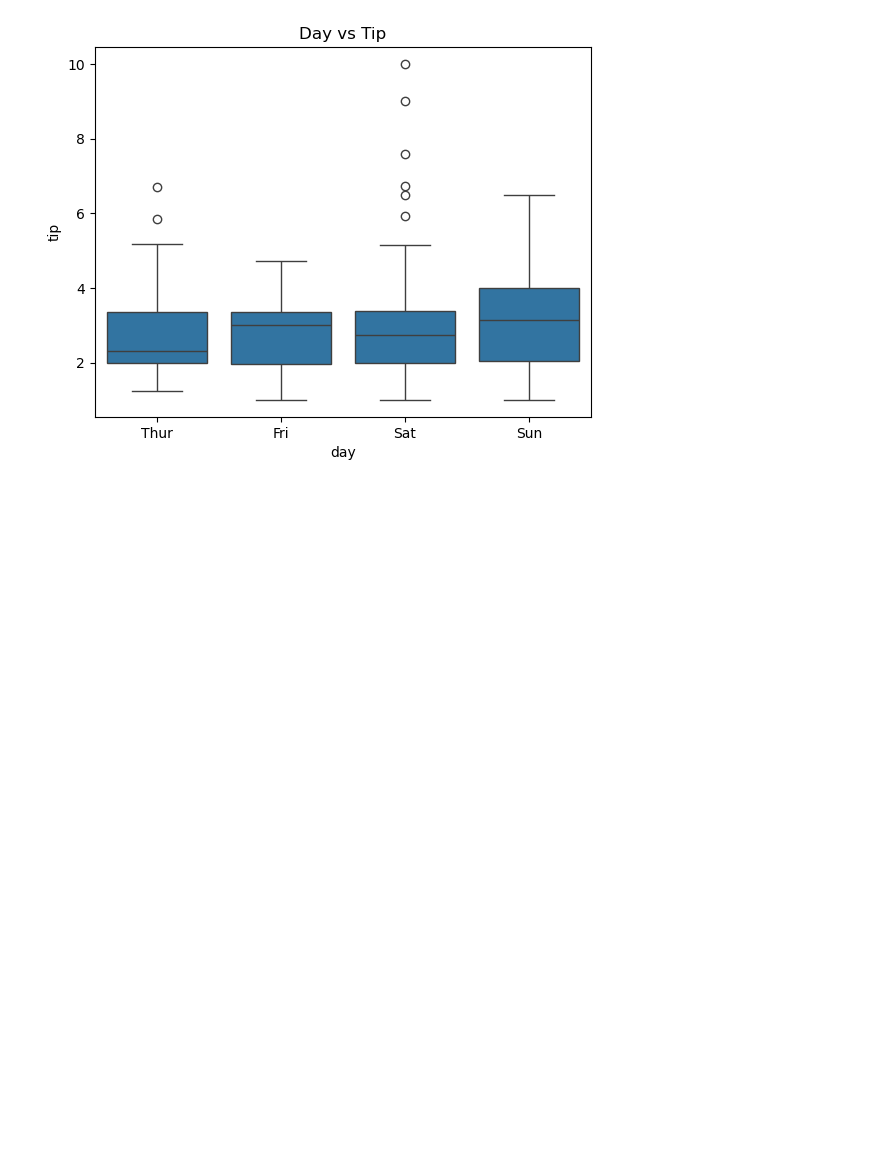
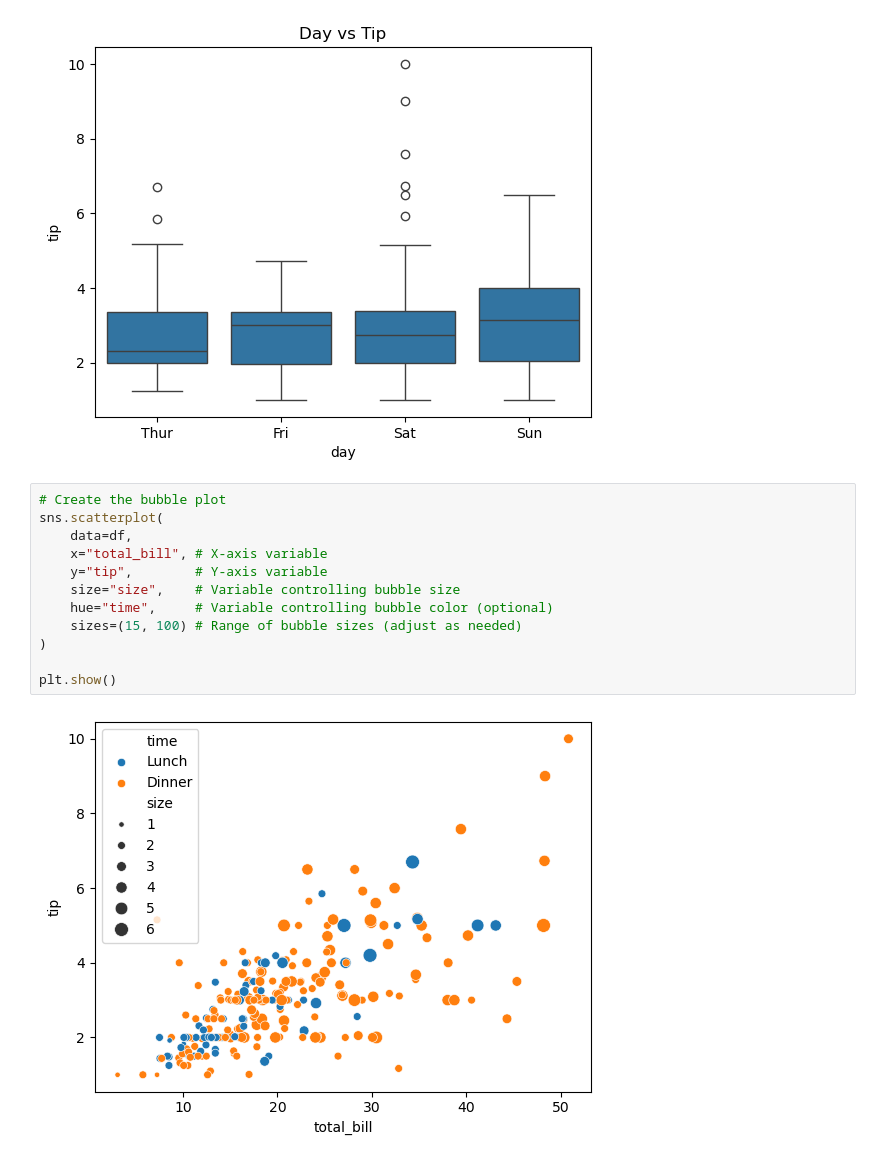
Before and after one commit to RoktimTaye/TIHAN-HYDRABAD-CLASSES, a Jupyter notebook: MODULE 1/Data_Visual_Lecture2.ipynb, the cells around one changed output. Cells and saved outputs as stored; diff of their text form; blank space fills up the shorter version.

```diff
--- a/MODULE 1/Data_Visual_Lecture2.ipynb
+++ b/MODULE 1/Data_Visual_Lecture2.ipynb
@@ -76,3 +76,17 @@ plt.title('Day vs Tip')
 plt.show()
 # %% [output]
 [figure]
+# %%
+# Create the bubble plot
+sns.scatterplot(
+    data=df,
+    x="total_bill", # X-axis variable
+    y="tip",        # Y-axis variable
+    size="size",    # Variable controlling bubble size
+    hue="time",     # Variable controlling bubble color (optional)
+    sizes=(15, 100) # Range of bubble sizes (adjust as needed)
+)
+
+plt.show()
+# %% [output]
+[figure, added]
```
